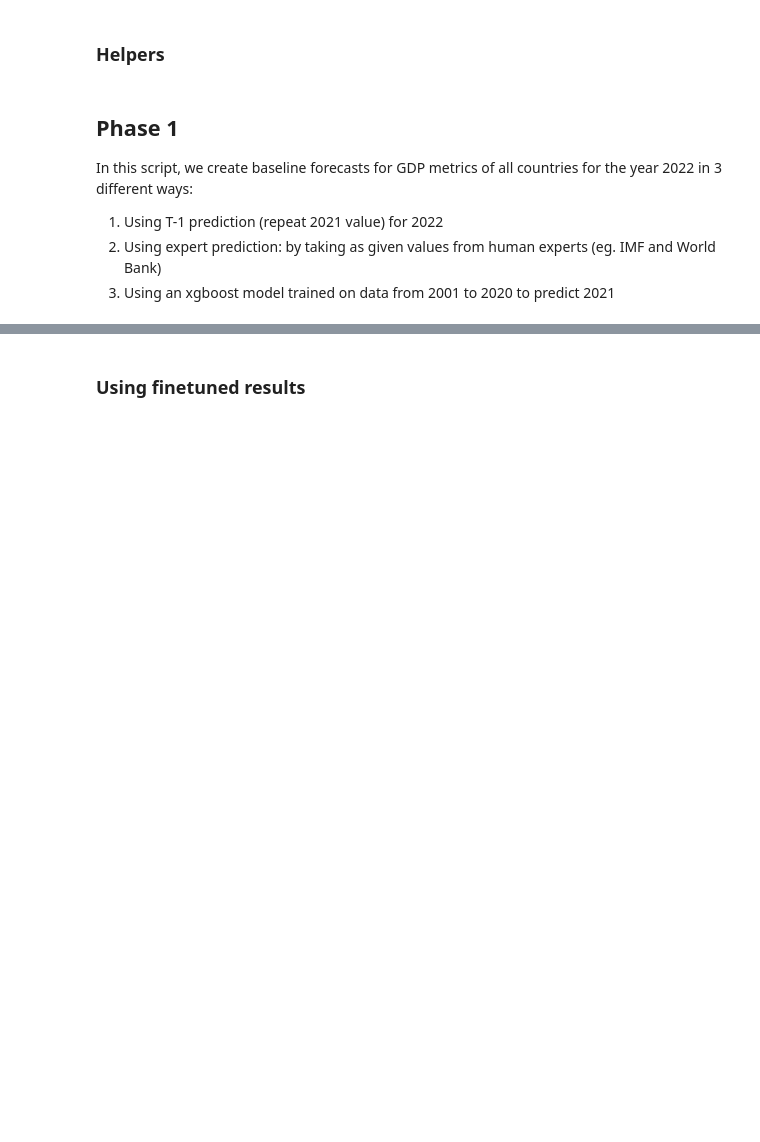
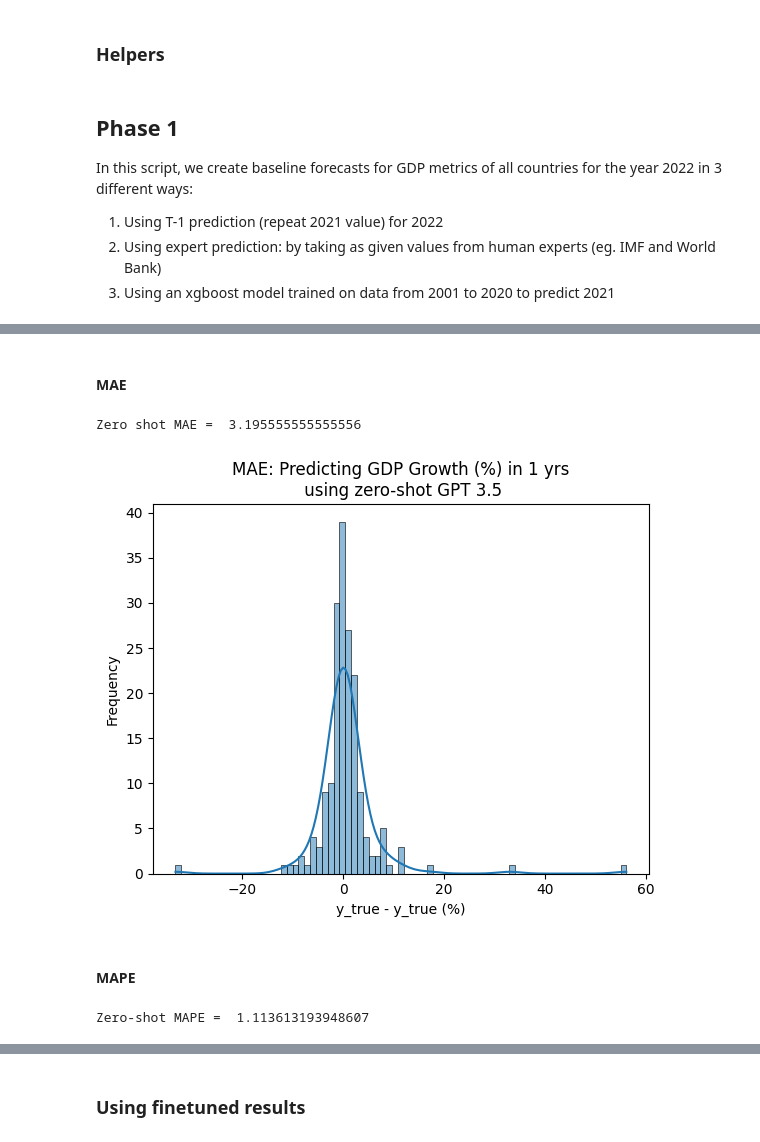
Before and after one commit to anwesham-lab/cs325b-llm-forecasting, a Jupyter notebook: code/baseline_gdp_growth_cs325b_1year.ipynb, the cells around one changed output, grey strips where cells are left out. Cells and saved outputs as stored; diff of their text form; code cells hidden in the pictures; blank space fills up the shorter version.

```diff
--- a/code/baseline_gdp_growth_cs325b_1year.ipynb
+++ b/code/baseline_gdp_growth_cs325b_1year.ipynb
@@ -31,6 +42,7 @@ PREDICTION_HORIZON = 1
 finetuned_results_df = pd.read_csv('test_cleaned_gdp_growth_finetuned_predictions_' + str(PREDICTION_HORIZON) + 'yr.csv')
 cleaned_gdp_growth_countries = pd.read_csv('cleaned_gdp_growth_df.csv')
 rounded_gdp_growth_df = pd.read_csv('rounded_cleaned_gdp_growth_df.csv')
+zero_shot_results_df = pd.read_csv('test_cleaned_gdp_growth_zero_shot_predictions_1yr.csv')
 # %%
 PREDICTION_YEAR = '2022'
 # %%
@@ -55,8 +78,10 @@ rounded_gdp_growth_df.head()
 # %%
 # we have to drop lebabon because it had 0% growth rate in 2022 creating numerical instability
 finetuned_results_df = finetuned_results_df[finetuned_results_df['country'] != "Lebanon"]
+zero_shot_results_df = zero_shot_results_df[zero_shot_results_df['country'] != "Lebanon"]
 rounded_gdp_growth_df = rounded_gdp_growth_df[rounded_gdp_growth_df['country'] != "Lebanon"]
 print(finetuned_results_df.shape[0])
+print(zero_shot_results_df.shape[0])
 print(rounded_gdp_growth_df.shape[0])
 # %% [output]
 181
@@ -98,0 +136,26 @@ In this script, we create baseline forecasts for GDP metrics of all countries fo
+# %% [markdown]
+#### MAE
+# %%
+zero_shot_results_mae = error_mae(zero_shot_results_df['predicted_gdp'],
+                                  zero_shot_results_df['observed_gdp'])
+print('Zero shot MAE = ', zero_shot_results_mae)
+# %% [output]
+Zero shot MAE =  3.195555555555556
+# %%
+zero_shot_results_df['error'] = zero_shot_results_df['observed_gdp'] - zero_shot_results_df['predicted_gdp']
+zero_shot_results_df['abs_error'] = np.abs(zero_shot_results_df['error'])
+sns.histplot(zero_shot_results_df['error'], kde=True)
+plt.xlabel('y_true - y_true (%)')
+plt.ylabel('Frequency')
+plt.title('MAE: Predicting GDP Growth (%) in ' + str(PREDICTION_HORIZON) + ' yrs\n using zero-shot GPT 3.5')
+plt.show()
+# %% [output]
+[figure, added]
+# %% [markdown]
+#### MAPE
+# %%
+zeroshot_mape = error_mape(zero_shot_results_df['predicted_gdp'],
+                           zero_shot_results_df['observed_gdp'])
+print('Zero-shot MAPE = ', zeroshot_mape)
+# %% [output]
+Zero-shot MAPE =  1.113613193948607
```
Also changed, not shown: parts of 71 cells of this notebook.
